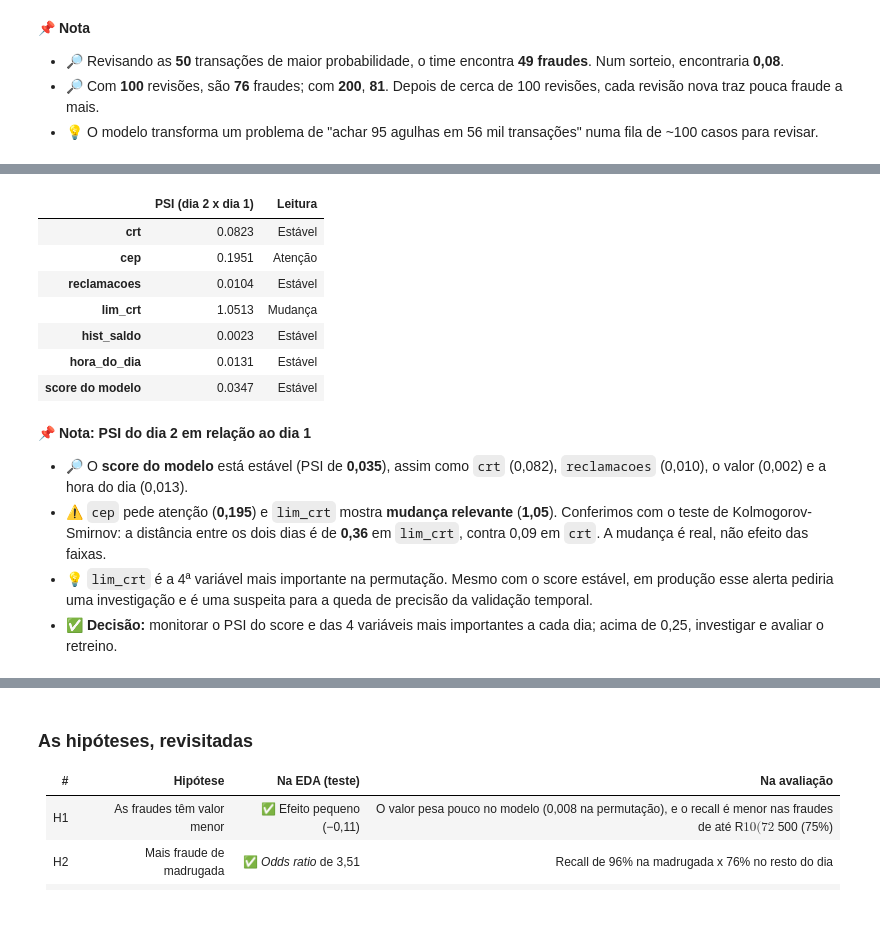
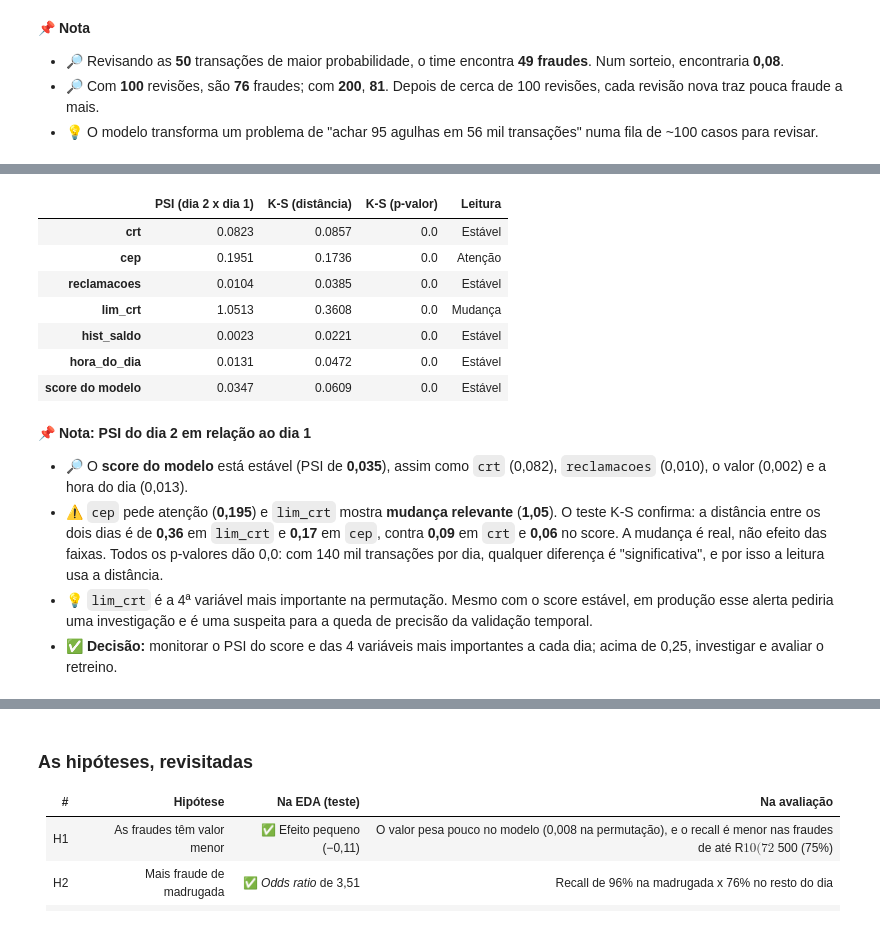
Before and after one commit to RafaelSilva89/Detectando_Fraudes_em_Transferencias_Bancarias, a Jupyter notebook: Notebooks/Detectando Fraudes em Transferências Bancárias - v2.ipynb, the cells around one changed output, grey strips where cells are left out. Cells and saved outputs as stored; diff of their text form; code cells hidden in the pictures.

```diff
--- a/Notebooks/Detectando Fraudes em Transferências Bancárias - v2.ipynb
+++ b/Notebooks/Detectando Fraudes em Transferências Bancárias - v2.ipynb
@@ -70,8 +70,9 @@ import seaborn as sns
 import matplotlib.pyplot as plt
 import matplotlib.ticker as mtick
 import lightgbm as lgb
+import optuna
 import xgboost as xgb
-from scipy.stats import loguniform, randint, uniform
+from scipy.stats import ks_2samp, loguniform, randint, uniform
 from imblearn.over_sampling import SMOTE
 from imblearn.pipeline import Pipeline as PipelineImb
 from sklearn.base import clone
@@ -81,13 +82,14 @@ from sklearn.ensemble import RandomForestClassifier
 from sklearn.inspection import permutation_importance
 from sklearn.linear_model import LogisticRegression
 from sklearn.metrics import (ConfusionMatrixDisplay, average_precision_score, brier_score_loss, classification_report,
-                             f1_score, precision_recall_curve, precision_score, recall_score)
-from sklearn.model_selection import RandomizedSearchCV, StratifiedKFold, cross_validate, train_test_split
+                             f1_score, precision_recall_curve, precision_score, recall_score, roc_curve)
+from sklearn.model_selection import GridSearchCV, RandomizedSearchCV, StratifiedKFold, cross_validate, train_test_split
 from sklearn.pipeline import Pipeline
 from sklearn.preprocessing import StandardScaler
 
 import warnings
 warnings.filterwarnings('ignore')
+optuna.logging.set_verbosity(optuna.logging.WARNING)
 pd.set_option('display.max_columns', 40)
 # %% [markdown]
 #### Funções auxiliares
@@ -1001,11 +1105,12 @@ espacos = {
 }
 estimador_base, espaco = espacos[melhor_modelo]
 
-busca = RandomizedSearchCV(estimador_base, espaco, n_iter=20, scoring='average_precision',
-                           cv=StratifiedKFold(n_splits=3, shuffle=True, random_state=SEMENTE), random_state=SEMENTE)
+busca = RandomizedSearchCV(estimador_base, espaco, n_iter=20, scoring='average_precision', cv=cv_busca, random_state=SEMENTE,
+                           return_train_score=True)
 t0 = time.time()
 busca.fit(X_train, y_train)
-print(f'Busca ({melhor_modelo}) concluída em {(time.time() - t0) / 60:.1f} min | melhor PR-AUC (CV): {busca.best_score_:.4f}')
+tempo_random = time.time() - t0
+print(f'Busca ({melhor_modelo}) concluída em {tempo_random / 60:.1f} min | melhor PR-AUC (CV): {busca.best_score_:.4f}')
 
 resultados_busca = pd.DataFrame(busca.cv_results_).sort_values('rank_test_score')
 fig, axs = plt.subplots(1, 2, figsize=(15, 4.5))
@@ -1045,17 +1314,15 @@ Comparamos, na validação, o modelo ajustado com a versão padrão do mesmo alg
 # %%
-modelo_ajustado = busca.best_estimator_
+modelo_ajustado = melhor_estimador   # do método escolhido no item 7.4
 metricas_ajustado, proba_ajustado = relatorio_validacao(f'{melhor_modelo} ajustado', modelo_ajustado, X_train, y_train,
                                                          X_val, y_val, nome_arquivo='Matriz modelo ajustado')
-cv_busca = StratifiedKFold(n_splits=3, shuffle=True, random_state=SEMENTE)
-pr_auc_padrao_cv = cross_validate(clone(modelos[melhor_modelo]), X_train, y_train, cv=cv_busca,
-                                  scoring='average_precision')['test_score'].mean()
-usar_ajustado = busca.best_score_ > pr_auc_padrao_cv
+pr_auc_padrao_cv = float(comparacao_busca.loc['Padrão (sem ajuste)', 'PR-AUC CV'])   # mesmas 3 dobras da busca (item 7.4)
+usar_ajustado = melhor_score_cv > pr_auc_padrao_cv
 modelo_escolhido = modelo_ajustado if usar_ajustado else modelos[melhor_modelo]
 proba_escolhido = proba_ajustado if usar_ajustado else probas_validacao[melhor_modelo]
 nome_escolhido = f'{melhor_modelo} ajustado' if usar_ajustado else f'{melhor_modelo} (hiperparâmetros padrão)'
 
 display(pd.DataFrame({f'{melhor_modelo} (padrão)': {**metricas_validacao[melhor_modelo], 'PR-AUC CV (3 dobras do treino)': pr_auc_padrao_cv},
-                      f'{melhor_modelo} ajustado': {**metricas_ajustado, 'PR-AUC CV (3 dobras do treino)': busca.best_score_}}).T[
+                      f'{melhor_modelo} ajustado': {**metricas_ajustado, 'PR-AUC CV (3 dobras do treino)': melhor_score_cv}}).T[
     ['Precisão', 'Recall (Sensibilidade)', 'F1-Score', 'PR-AUC', 'PR-AUC CV (3 dobras do treino)', 'Falsos Positivos',
      'Falsos Negativos']].round(4))
 print(f'✅ Modelo escolhido pela validação cruzada (mesmas 3 dobras da busca): {nome_escolhido}')
@@ -1824,24 +2166,22 @@ Em produção, as transações mudam (novos golpes, novos clientes). O **PSI** (
 # %%
 dia_2 = df.loc[X.index, 'Timestamp'] >= 24 * 3600
 score_todas = modelo_final.predict_proba(X)[:, 1]
-monitorar = ['crt', 'cep', 'reclamacoes', 'lim_crt', COLUNA_VALOR, 'hora_do_dia']
-painel_psi = pd.Series({coluna: psi(X.loc[~dia_2, coluna], X.loc[dia_2, coluna]) for coluna in monitorar})
-painel_psi['score do modelo'] = psi(score_todas[~dia_2.values], score_todas[dia_2.values])
-painel_psi = painel_psi.to_frame('PSI (dia 2 x dia 1)')
-painel_psi['Leitura'] = pd.cut(painel_psi['PSI (dia 2 x dia 1)'], [-np.inf, 0.10, 0.25, np.inf], labels=['Estável', 'Atenção', 'Mudança'])
+dia_1_valores = {coluna: X.loc[~dia_2, coluna].values for coluna in VARIAVEIS_MONITORADAS} | {'score do modelo': score_todas[~dia_2.values]}
+dia_2_valores = {coluna: X.loc[dia_2, coluna].values for coluna in VARIAVEIS_MONITORADAS} | {'score do modelo': score_todas[dia_2.values]}
+painel_psi = relatorio_drift(dia_1_valores, dia_2_valores, list(dia_1_valores)).rename(columns={'PSI': 'PSI (dia 2 x dia 1)'})
 painel_psi.round(4)
 # %% [output]
-|  | PSI (dia 2 x dia 1) | Leitura |
-| crt | 0.0823 | Estável |
-| cep | 0.1951 | Atenção |
-| reclamacoes | 0.0104 | Estável |
-| lim_crt | 1.0513 | Mudança |
-| hist_saldo | 0.0023 | Estável |
-| hora_do_dia | 0.0131 | Estável |
-| score do modelo | 0.0347 | Estável |
+|  | PSI (dia 2 x dia 1) | K-S (distância) | K-S (p-valor) | Leitura |
+| crt | 0.0823 | 0.0857 | 0.0 | Estável |
+| cep | 0.1951 | 0.1736 | 0.0 | Atenção |
+| reclamacoes | 0.0104 | 0.0385 | 0.0 | Estável |
+| lim_crt | 1.0513 | 0.3608 | 0.0 | Mudança |
+| hist_saldo | 0.0023 | 0.0221 | 0.0 | Estável |
+| hora_do_dia | 0.0131 | 0.0472 | 0.0 | Estável |
+| score do modelo | 0.0347 | 0.0609 | 0.0 | Estável |
 # %% [markdown]
 📌 **Nota: PSI do dia 2 em relação ao dia 1**
 - 🔎 O **score do modelo** está estável (PSI de **0,035**), assim como `crt` (0,082), `reclamacoes` (0,010), o valor (0,002) e a hora do dia (0,013).
-- ⚠️ `cep` pede atenção (**0,195**) e `lim_crt` mostra **mudança relevante** (**1,05**). Conferimos com o teste de Kolmogorov-Smirnov: a distância entre os dois dias é de **0,36** em `lim_crt`, contra 0,09 em `crt`. A mudança é real, não efeito das faixas.
+- ⚠️ `cep` pede atenção (**0,195**) e `lim_crt` mostra **mudança relevante** (**1,05**). O teste K-S confirma: a distância entre os dois dias é de **0,36** em `lim_crt` e **0,17** em `cep`, contra **0,09** em `crt` e **0,06** no score. A mudança é real, não efeito das faixas. Todos os p-valores dão 0,0: com 140 mil transações por dia, qualquer diferença é "significativa", e por isso a leitura usa a distância.
 - 💡 `lim_crt` é a 4ª variável mais importante na permutação. Mesmo com o score estável, em produção esse alerta pediria uma investigação e é uma suspeita para a queda de precisão da validação temporal.
 - ✅ **Decisão:** monitorar o PSI do score e das 4 variáveis mais importantes a cada dia; acima de 0,25, investigar e avaliar o retreino.
```
Also changed, not shown: parts of 44 cells of this notebook, 18 other files.
